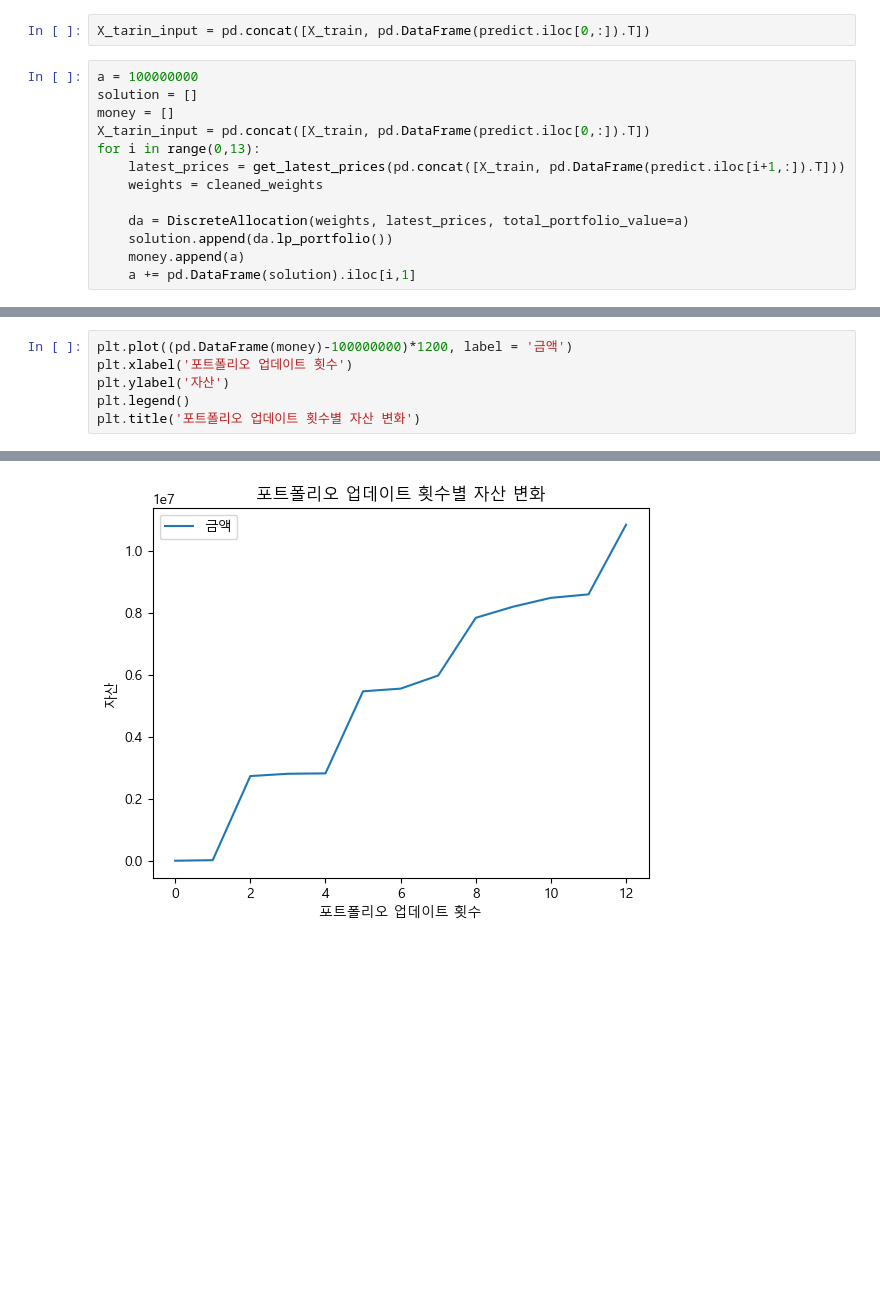
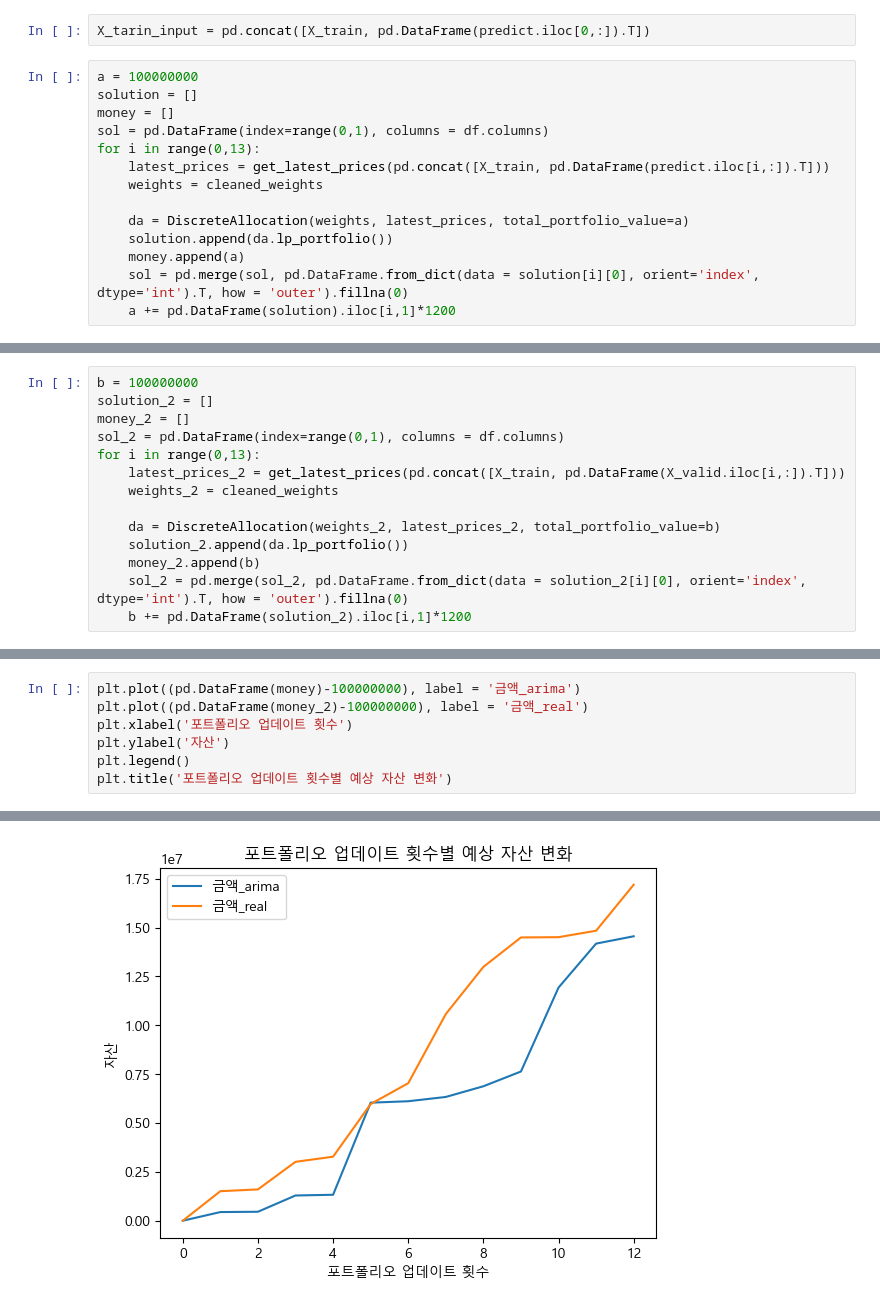
Before and after one commit to Jjineeq/Quant, a Jupyter notebook: Quant_total.ipynb, the cells around one changed output, grey strips where cells are left out. Cells and saved outputs as stored; diff of their text form; blank space fills up the shorter version.

```diff
--- a/Quant_total.ipynb
+++ b/Quant_total.ipynb
@@ -199,12 +263,13 @@ X_tarin_input = pd.concat([X_train, pd.DataFrame(predict.iloc[0,:]).T])
 a = 100000000
 solution = []
 money = []
-X_tarin_input = pd.concat([X_train, pd.DataFrame(predict.iloc[0,:]).T])
+sol = pd.DataFrame(index=range(0,1), columns = df.columns)
 for i in range(0,13):
-    latest_prices = get_latest_prices(pd.concat([X_train, pd.DataFrame(predict.iloc[i+1,:]).T]))
+    latest_prices = get_latest_prices(pd.concat([X_train, pd.DataFrame(predict.iloc[i,:]).T]))
     weights = cleaned_weights
 
     da = DiscreteAllocation(weights, latest_prices, total_portfolio_value=a)
     solution.append(da.lp_portfolio())
     money.append(a)
-    a += pd.DataFrame(solution).iloc[i,1]
+    sol = pd.merge(sol, pd.DataFrame.from_dict(data = solution[i][0], orient='index', dtype='int').T, how = 'outer').fillna(0)
+    a += pd.DataFrame(solution).iloc[i,1]*1200
@@ -227,0 +276,14 @@ for i in range(0,13):
+# %%
+b = 100000000
+solution_2 = []
+money_2 = []
+sol_2 = pd.DataFrame(index=range(0,1), columns = df.columns)
+for i in range(0,13):
+    latest_prices_2 = get_latest_prices(pd.concat([X_train, pd.DataFrame(X_valid.iloc[i,:]).T]))
+    weights_2 = cleaned_weights
+
+    da = DiscreteAllocation(weights_2, latest_prices_2, total_portfolio_value=b)
+    solution_2.append(da.lp_portfolio())
+    money_2.append(b)
+    sol_2 = pd.merge(sol_2, pd.DataFrame.from_dict(data = solution_2[i][0], orient='index', dtype='int').T, how = 'outer').fillna(0)
+    b += pd.DataFrame(solution_2).iloc[i,1]*1200
@@ -228,7 +306,8 @@ for i in range(0,13):
 # %%
-plt.plot((pd.DataFrame(money)-100000000)*1200, label = '금액')
+plt.plot((pd.DataFrame(money)-100000000), label = '금액_arima')
+plt.plot((pd.DataFrame(money_2)-100000000), label = '금액_real')
 plt.xlabel('포트폴리오 업데이트 횟수')
 plt.ylabel('자산')
 plt.legend()
-plt.title('포트폴리오 업데이트 횟수별 자산 변화')
+plt.title('포트폴리오 업데이트 횟수별 예상 자산 변화')
 # %% [output]
@@ -236 +315 @@ Text(0.5, 1.0, '포트폴리오 업데이트 횟수별 자산 변화')
-[figure, old version]
+[figure, new version]
```
Also changed, not shown: parts of 16 cells of this notebook.
